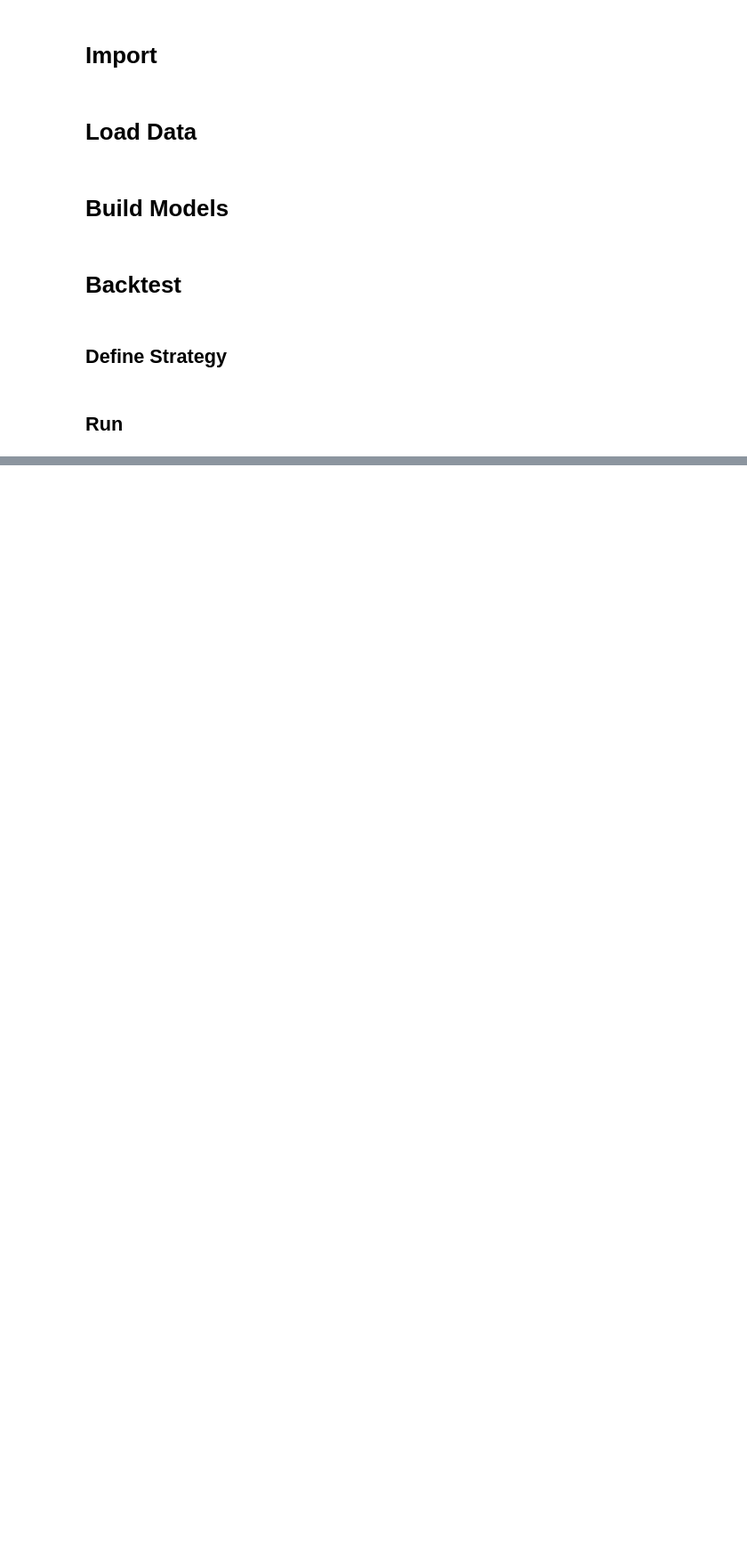
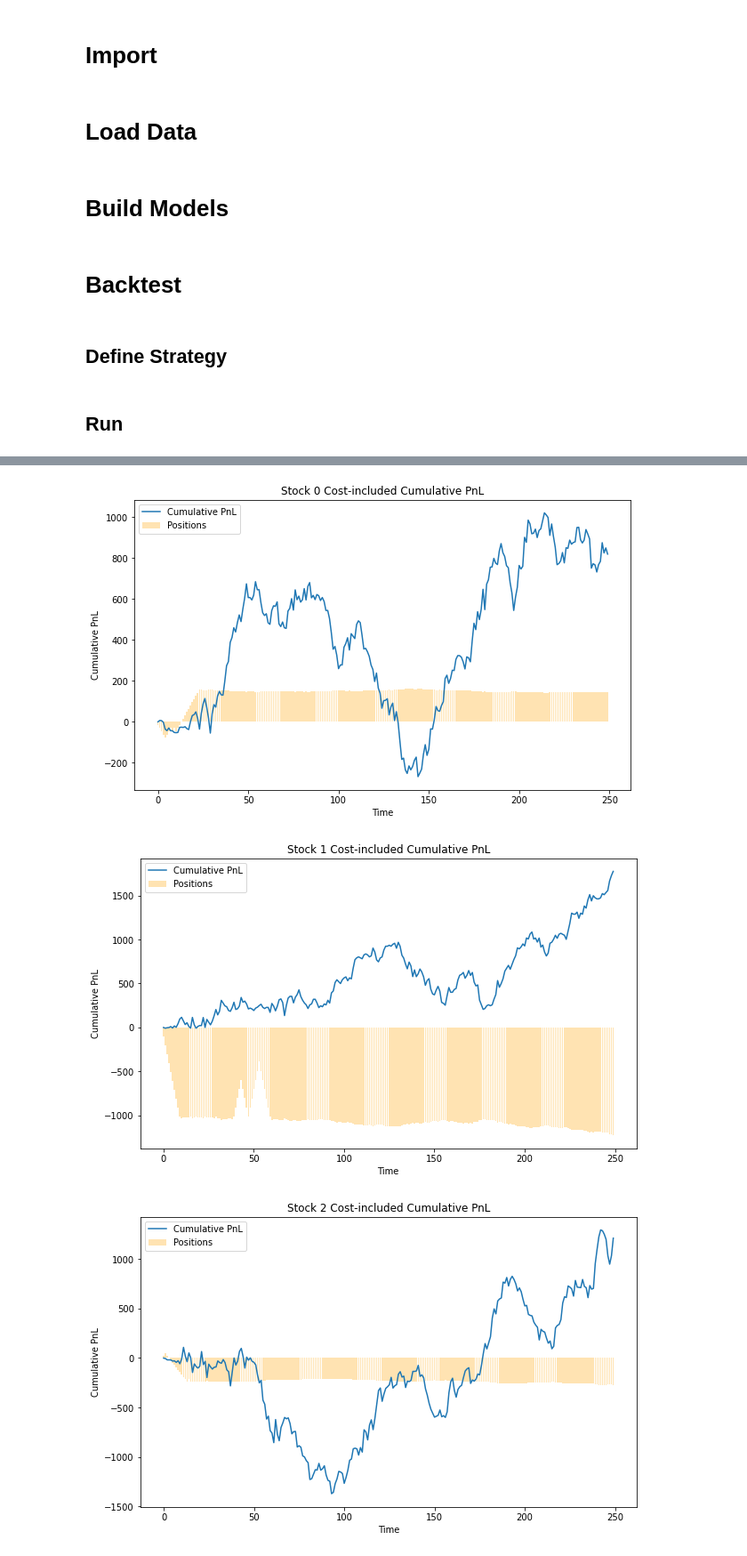
Before and after one commit to TGChenZP/SIG-Hack_AlgoTrading2024__GroupWork__Py, a Jupyter notebook: short_term_strategy.ipynb, the cells around one changed output, grey strips where cells are left out. Shown at 89% size. Cells and saved outputs as stored; diff of their text form; code cells hidden in the pictures; blank space fills up the shorter version.

```diff
--- a/short_term_strategy.ipynb
+++ b/short_term_strategy.ipynb
@@ -260,0 +546,29 @@ Score: 3.31
+# %%
+import matplotlib.pyplot as plt
+import numpy as np
+
+# Assuming todayPL_array and positions are already defined and have appropriate shapes.
+
+for i in range(50):
+    plt.figure(figsize=(10, 6))  # Adjust the figure size if necessary
+
+    # Plot the cumulative PnL
+    plt.plot(np.cumsum(todayPL_array[i, :250]), label='Cumulative PnL')
+
+    # Add the bar chart at y = 0
+    plt.bar(range(250), positions[i, :250], alpha=0.3, label='Positions', color='orange')
+
+    # Adding a title and labels
+    plt.title(f'Stock {i} Cost-included Cumulative PnL')
+    plt.xlabel('Time')
+    plt.ylabel('Cumulative PnL')
+
+    # Adding a legend
+    plt.legend()
+
+    # Show the plot
+    plt.show()
+# %% [output]
+[figure, added]
+[figure, added]
+[figure, added]
```
Also changed, not shown: parts of 24 cells of this notebook.
